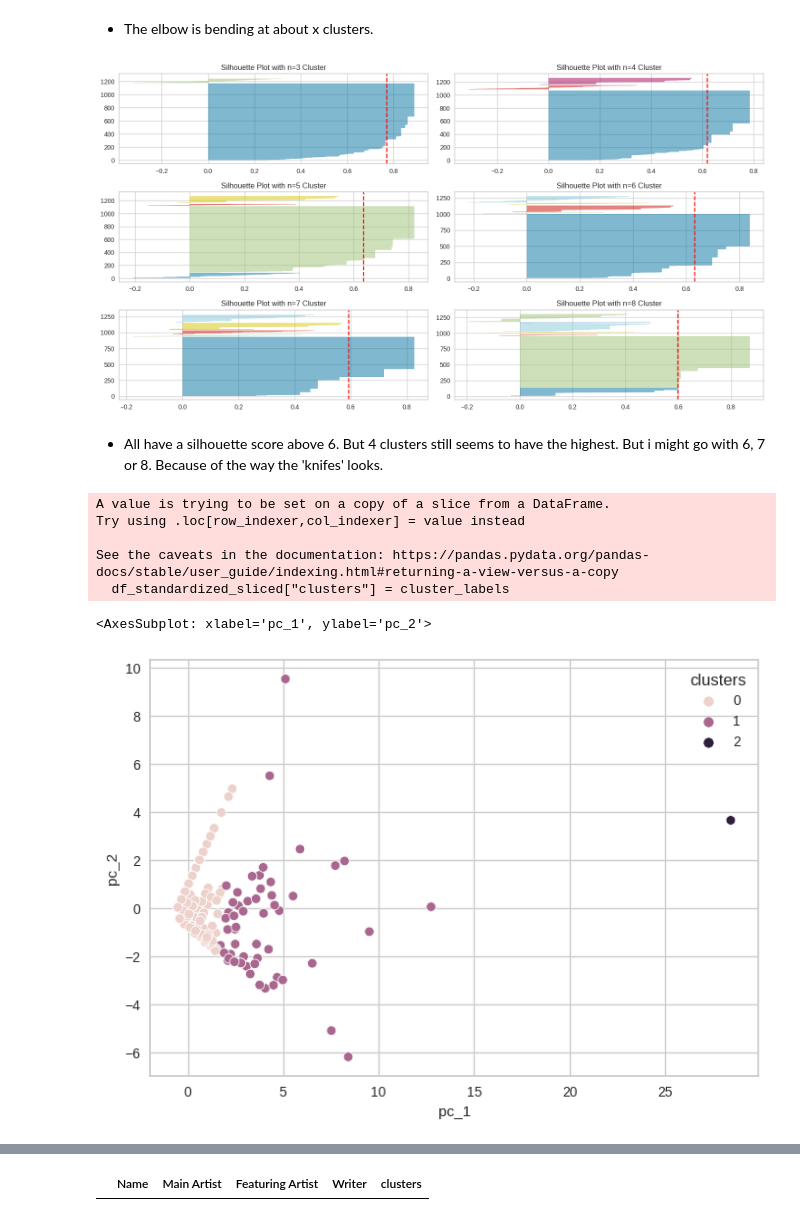
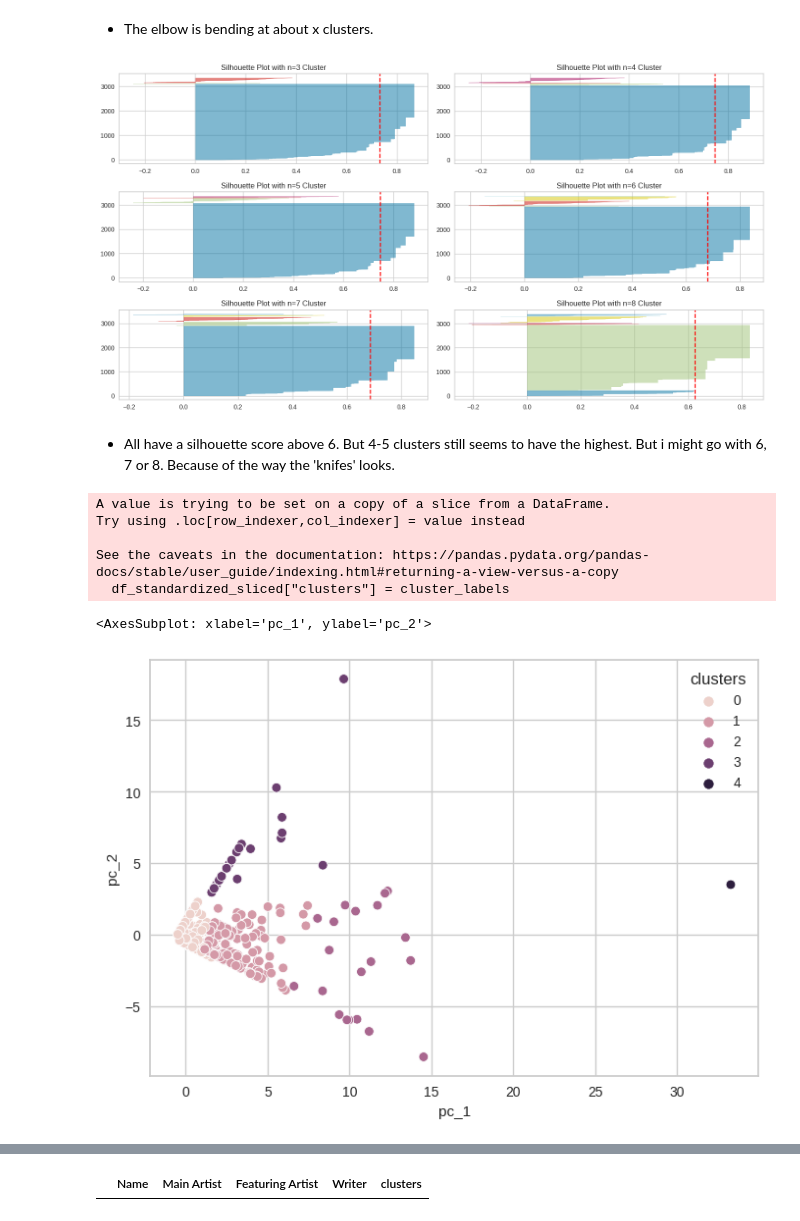
Before and after one commit to JonasRex/JupyterLab_My_Notebooks, a Jupyter notebook: ExamsProject/Clustering with Scikit.ipynb, the cells around one changed output, grey strips where cells are left out. Cells and saved outputs as stored; diff of their text form; code cells hidden in the pictures.

```diff
--- a/ExamsProject/Clustering with Scikit.ipynb
+++ b/ExamsProject/Clustering with Scikit.ipynb
@@ -5,7 +5,7 @@
 Might introduce another feature called number of top 10 songs or something like that. Genres maybe
 # %%
 import pandas as pd
-df = pd.read_csv('data/artist_2012_2021_test.csv')
+df = pd.read_csv('data/artist_1992_2021_test.csv')
 df
 # %% [output]
 |  | Name | Main Artist | Featuring Artist | Writer |
@@ -205,33 +205,33 @@ elbowPlot(range(1,11), df_standardized_sliced)
 # %%
 silhouettePlot(range(3,9), df_standardized_sliced)
 # %% [output]
-[figure, old version]
+[figure, new version]
 # %% [markdown]
-- All have a silhouette score above 6. But 4 clusters still seems to have the highest. But i might go with 6, 7 or 8. Because of the way the 'knifes' looks.
+- All have a silhouette score above 6. But 4-5 clusters still seems to have the highest. But i might go with 6, 7 or 8. Because of the way the 'knifes' looks.
 # %%
-clusters = 3
+clusters = 5
 
 # Not sure what the random_state is. "..the parameter allows us to reproduce our results..."
 kmeans = KMeans(n_clusters=clusters, random_state=42)
 cluster_labels = kmeans.fit_predict(df_standardized_sliced)
 df_standardized_sliced["clusters"] = cluster_labels
 
 # using PCA to reduce the dimensionality
 pca = PCA(n_components=2, whiten=False, random_state=42)
 authors_standardized_pca = pca.fit_transform(df_standardized_sliced)
 df_authors_standardized_pca = pd.DataFrame(data=authors_standardized_pca, columns=["pc_1", "pc_2"])
 df_authors_standardized_pca["clusters"] = cluster_labels
 
 # plotting the clusters with seaborn
 sns.scatterplot(x="pc_1", y="pc_2", hue="clusters", data=df_authors_standardized_pca)
 # %% [output]
 A value is trying to be set on a copy of a slice from a DataFrame.
 Try using .loc[row_indexer,col_indexer] = value instead
 
 See the caveats in the documentation: https://pandas.pydata.org/pandas-docs/stable/user_guide/indexing.html#returning-a-view-versus-a-copy
   df_standardized_sliced["clusters"] = cluster_labels
 <AxesSubplot: xlabel='pc_1', ylabel='pc_2'>
-[figure, old version]
+[figure, new version]
 # %%
 df_authors_standardized_pca
 # %% [output]
```
Also changed, not shown: parts of 13 cells of this notebook, 3 other files.
